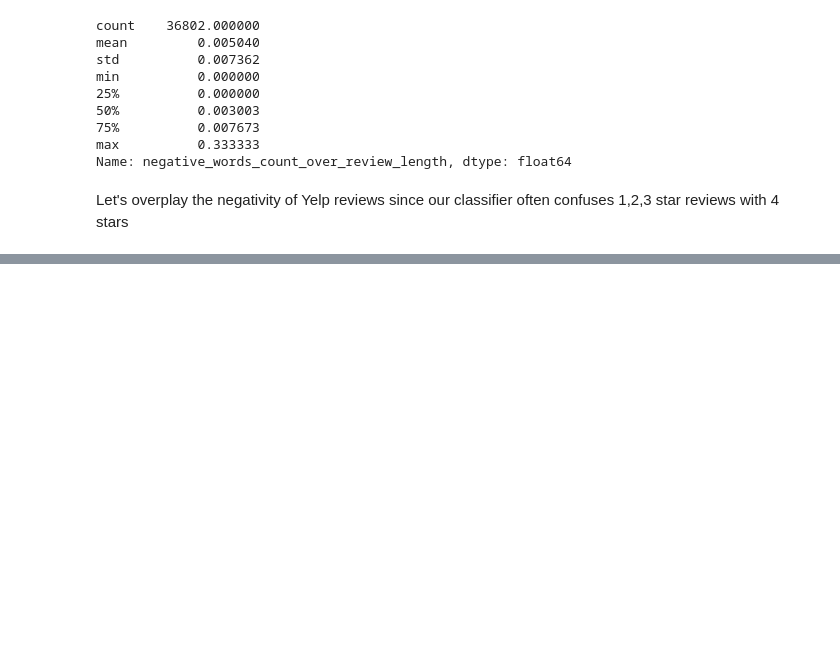
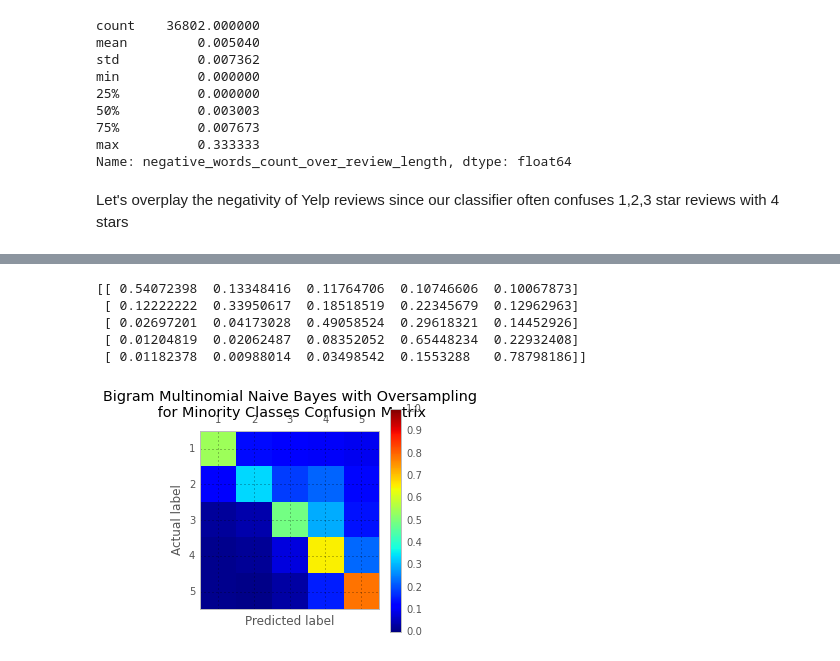
Before and after one commit to kevin11h/YelpDatasetChallengeDataScienceAndMachineLearningUCSD, a Jupyter notebook: Yelp Predictive Analytics.ipynb, the cells around one changed output, grey strips where cells are left out. Drawn from its saved outputs; the diff is of its cells as text; code cells hidden in the pictures; blank space fills up the shorter version.

```diff
--- a/Yelp Predictive Analytics.ipynb
+++ b/Yelp Predictive Analytics.ipynb
@@ -1092,0 +1161,17 @@ avg / total       0.62      0.61      0.57     14730
+# %%
+oversampling_bigram_multinomial_feature_matrix_train = bigram_vectorizer.fit_transform(train_X)
+oversampling_bigram_multinomial_feature_matrix_test = bigram_vectorizer.transform(test_X)
+oversampling_bigram_multinomial_nb_classifier = MultinomialNB().fit(oversampling_bigram_multinomial_feature_matrix_train, train_y)
+oversampling_bigram_multinomial_nb_prediction = oversampling_bigram_multinomial_nb_classifier.predict(oversampling_bigram_multinomial_feature_matrix_test)
+# %%
+oversampling_bigram_multinomial_confusion_matrix = confusion_matrix(test_y, oversampling_bigram_multinomial_nb_prediction)
+print make_confusion_matrix_relative(oversampling_bigram_multinomial_confusion_matrix)
+plot_confusion_matrix(oversampling_bigram_multinomial_confusion_matrix,
+                      'Bigram Multinomial Naive Bayes with Oversampling \n for Minority Classes Confusion Matrix', savefilename='BigramMultinomialOversamplingCM.png')
+# %% [output]
+[[ 0.54072398  0.13348416  0.11764706  0.10746606  0.10067873]
+ [ 0.12222222  0.33950617  0.18518519  0.22345679  0.12962963]
+ [ 0.02697201  0.04173028  0.49058524  0.29618321  0.14452926]
+ [ 0.01204819  0.02062487  0.08352052  0.65448234  0.22932408]
+ [ 0.01182378  0.00988014  0.03498542  0.1553288   0.78798186]]
+[figure, added]
```
Also changed, not shown: parts of 20 cells of this notebook.
